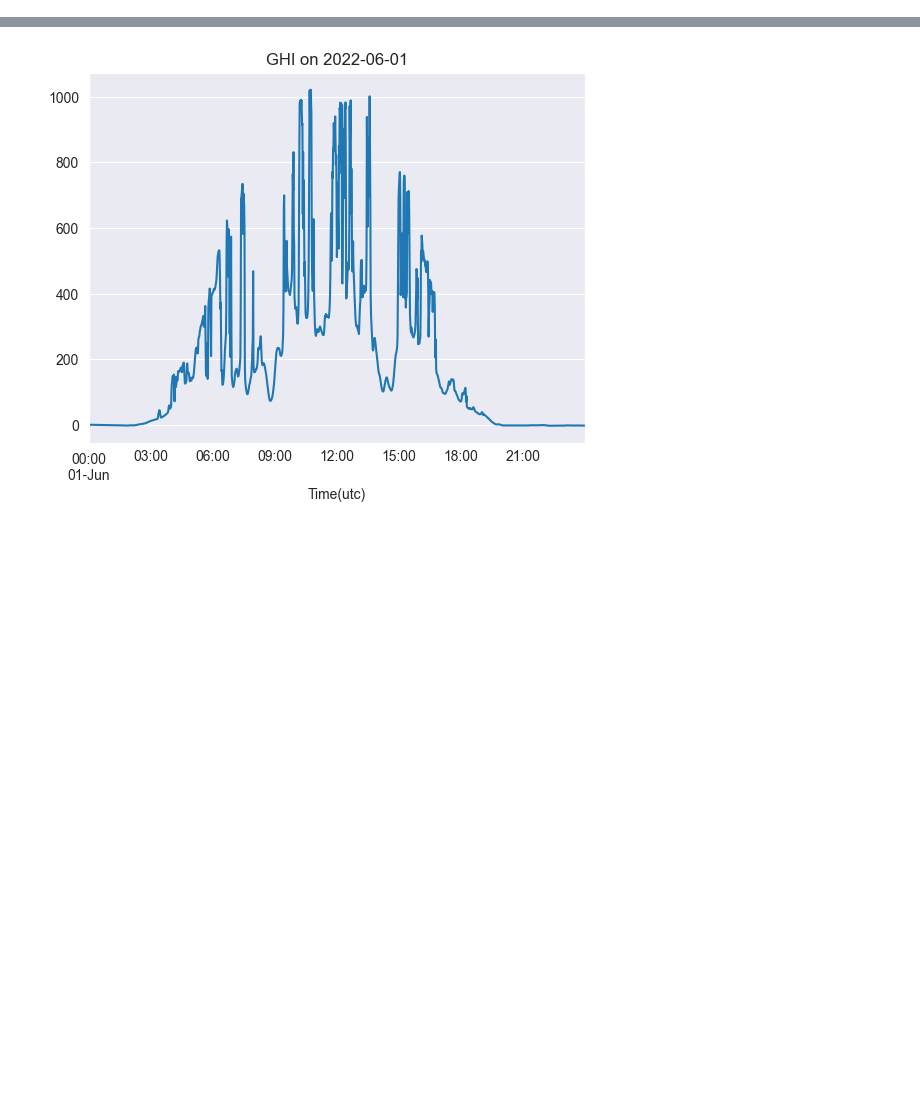
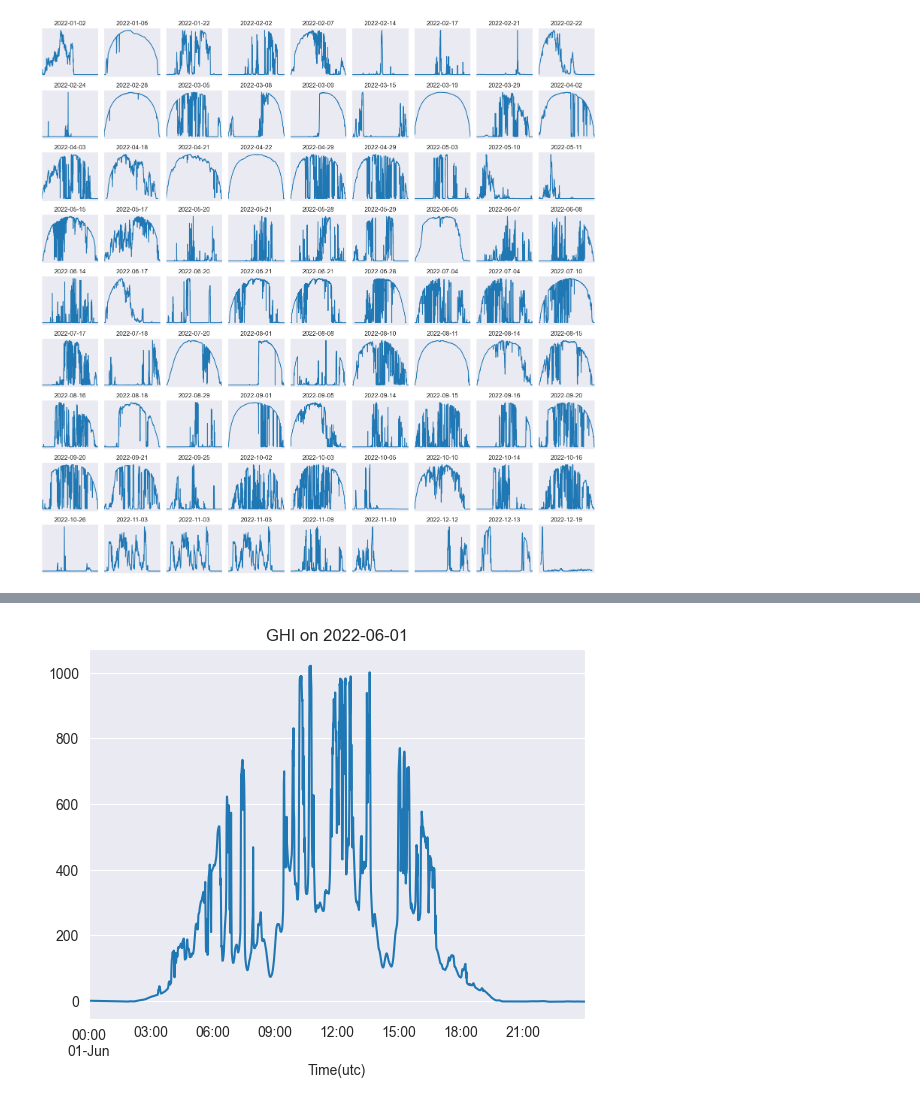
Before and after one commit to LucasDJensen/Solar-Irradiance-Nowcasting, a Jupyter notebook: dtu_solar_station.ipynb, the cells around one changed output, grey strips where cells are left out. Saved outputs shown, nothing was run; the diff lists cells and outputs as text; code cells hidden in the pictures; blank space fills up the shorter version.

```diff
--- a/dtu_solar_station.ipynb
+++ b/dtu_solar_station.ipynb
@@ -112,0 +96,24 @@ plt.show()
+# %%
+# Generate a large plot with subplots for random dates in the dataset
+import random
+df_tmp = df.loc['2022']
+dates = random.sample(list(df_tmp.index), 81)
+# sort the dates
+dates = sorted(dates)
+fig, axes = plt.subplots(9, 9, figsize=(15, 15))
+for i, date in enumerate(dates):
+    ax = axes[i // 9, i % 9]
+
+    date_str = date.strftime('%Y-%m-%d')
+    ax.set_title(f'{date_str}')
+    df_tmp.loc[date_str, 'DNI'].plot(ax=ax)
+    ax.tick_params(axis='both', which='both', bottom=False, top=False, labelbottom=False,
+               left=False, right=False, labelleft=False)
+    ax.set_xticks([])
+    ax.set_yticks([])
+    ax.xaxis.label.set_visible(False)
+
+plt.tight_layout()
+plt.show()
+# %% [output]
+[figure, added]
```
Also changed, not shown: parts of 14 cells of this notebook, 7 other files.
